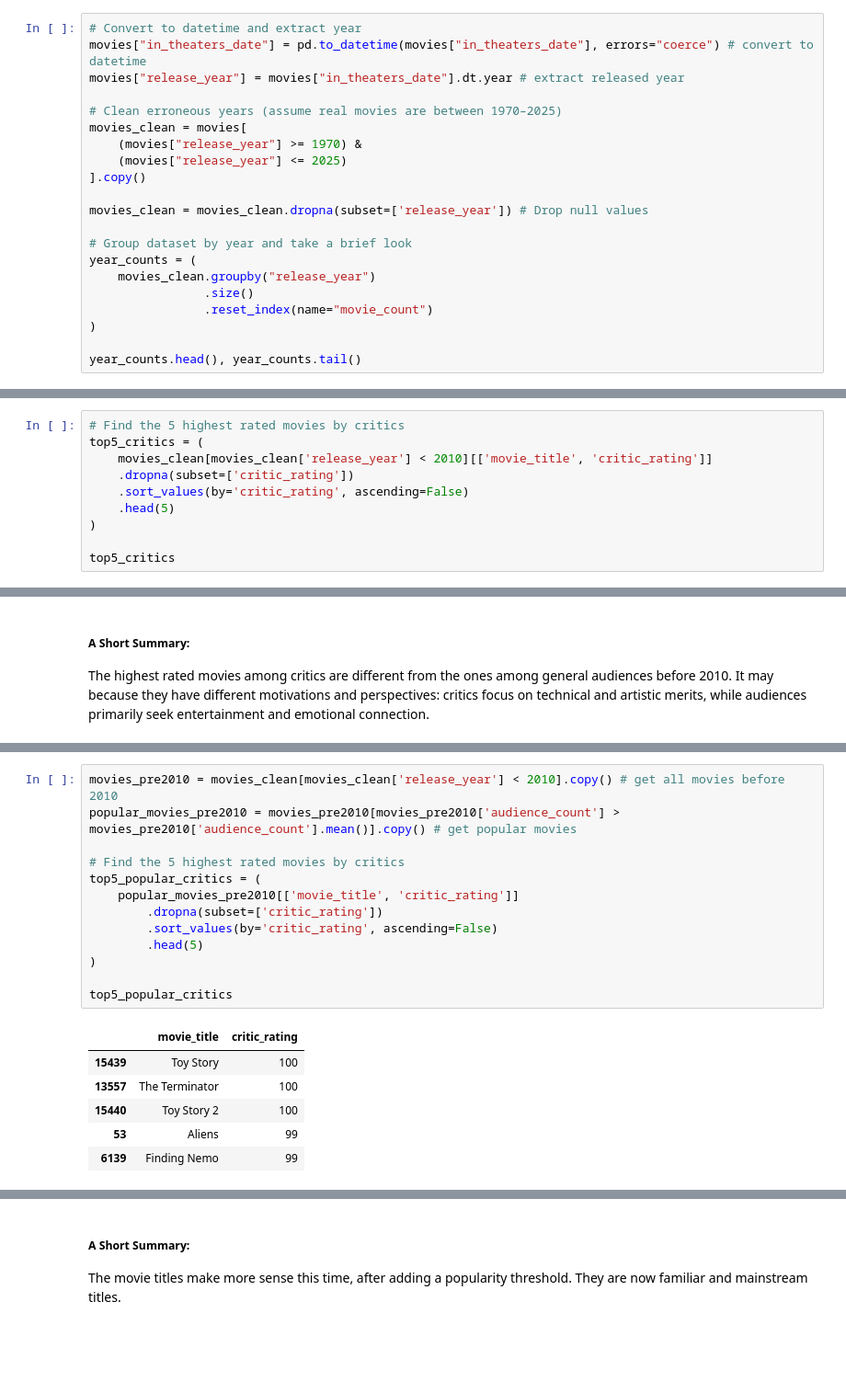
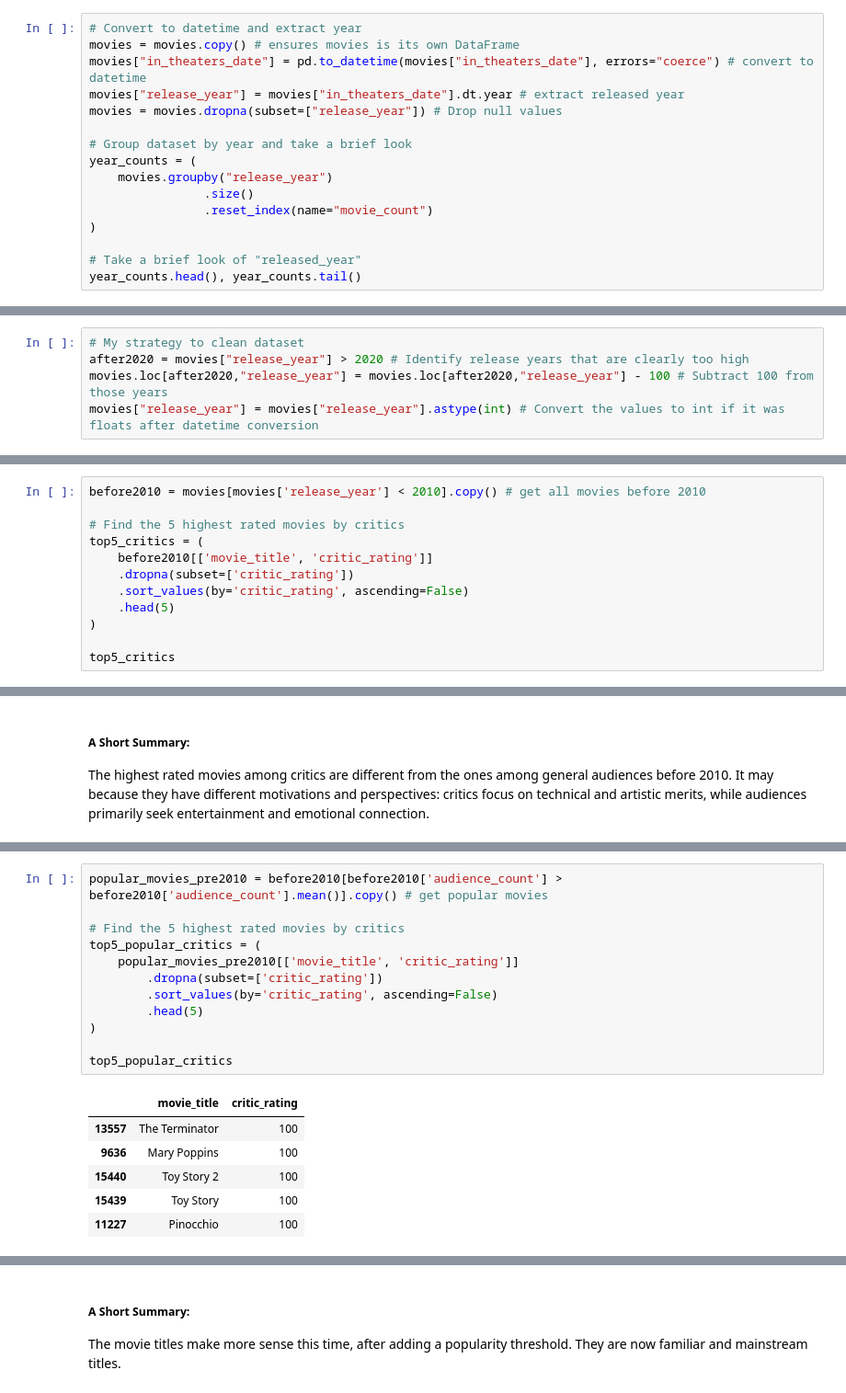
Before and after one commit to demidiao07/Movie-Critic-Rating-Prediction, a Jupyter notebook: notebooks/project.ipynb, the cells around one changed output, grey strips where cells are left out. Shown at 92% size. Drawn from its saved outputs; the diff is of its cells as text; blank space fills up the shorter version.

```diff
--- a/notebooks/project.ipynb
+++ b/notebooks/project.ipynb
@@ -54,24 +54,19 @@ movies.to_csv("../data/movies_raw.csv", index=False)
 movies = pd.read_csv("../data/movies_raw.csv")
 # %%
 # Convert to datetime and extract year
+movies = movies.copy() # ensures movies is its own DataFrame
 movies["in_theaters_date"] = pd.to_datetime(movies["in_theaters_date"], errors="coerce") # convert to datetime
 movies["release_year"] = movies["in_theaters_date"].dt.year # extract released year
-
-# Clean erroneous years (assume real movies are between 1970–2025)
-movies_clean = movies[
-    (movies["release_year"] >= 1970) &
-    (movies["release_year"] <= 2025)
-].copy()
-
-movies_clean = movies_clean.dropna(subset=['release_year']) # Drop null values
+movies = movies.dropna(subset=["release_year"]) # Drop null values
 
 # Group dataset by year and take a brief look
 year_counts = (
-    movies_clean.groupby("release_year")
+    movies.groupby("release_year")
                 .size()
                 .reset_index(name="movie_count")
 )
 
+# Take a brief look of "released_year"
 year_counts.head(), year_counts.tail()
 # %% [output]
 (   release_year  movie_count
@@ -100,2 +95,7 @@ plt.show()
+# %%
+# My strategy to clean dataset
+after2020 = movies["release_year"] > 2020 # Identify release years that are clearly too high
+movies.loc[after2020,"release_year"] = movies.loc[after2020,"release_year"] - 100 # Subtract 100 from those years
+movies["release_year"] = movies["release_year"].astype(int) # Convert the values to int if it was floats after datetime conversion
 # %% [markdown]
 ##### A Short Summary:
@@ -106,9 +106,11 @@ The number of movies released each year gradually increases from the 1970s throu
 * Find the 5 highest rated movies by the general audience (audience_rating)
 * Take a look at the movie titles – these top movies don’t seem very popular
 # %%
+before2010 = movies[movies['release_year'] < 2010].copy() # get all movies before 2010
+
 # Find the 5 highest rated movies by critics
 top5_critics = (
-    movies_clean[movies_clean['release_year'] < 2010][['movie_title', 'critic_rating']]
+    before2010[['movie_title', 'critic_rating']]
     .dropna(subset=['critic_rating'])
     .sort_values(by='critic_rating', ascending=False)
     .head(5)
@@ -153,23 +154,22 @@ sense
 # %%
-movies_pre2010 = movies_clean[movies_clean['release_year'] < 2010].copy() # get all movies before 2010
-popular_movies_pre2010 = movies_pre2010[movies_pre2010['audience_count'] > movies_pre2010['audience_count'].mean()].copy() # get popular movies
+popular_movies_pre2010 = before2010[before2010['audience_count'] > before2010['audience_count'].mean()].copy() # get popular movies
 
 # Find the 5 highest rated movies by critics
 top5_popular_critics = (
     popular_movies_pre2010[['movie_title', 'critic_rating']]
         .dropna(subset=['critic_rating'])
         .sort_values(by='critic_rating', ascending=False)
         .head(5)
 )
 
 top5_popular_critics
 # %% [output]
 |  | movie_title | critic_rating |
+| 13557 | The Terminator | 100 |
+| 9636 | Mary Poppins | 100 |
+| 15440 | Toy Story 2 | 100 |
 | 15439 | Toy Story | 100 |
-| 13557 | The Terminator | 100 |
-| 15440 | Toy Story 2 | 100 |
-| 53 | Aliens | 99 |
-| 6139 | Finding Nemo | 99 |
+| 11227 | Pinocchio | 100 |
 # %%
 # Find the 5 highest rated movies by the general audience
 top5_popular_audience = (
```
Also changed, not shown: parts of 29 cells of this notebook, 5 other files.
